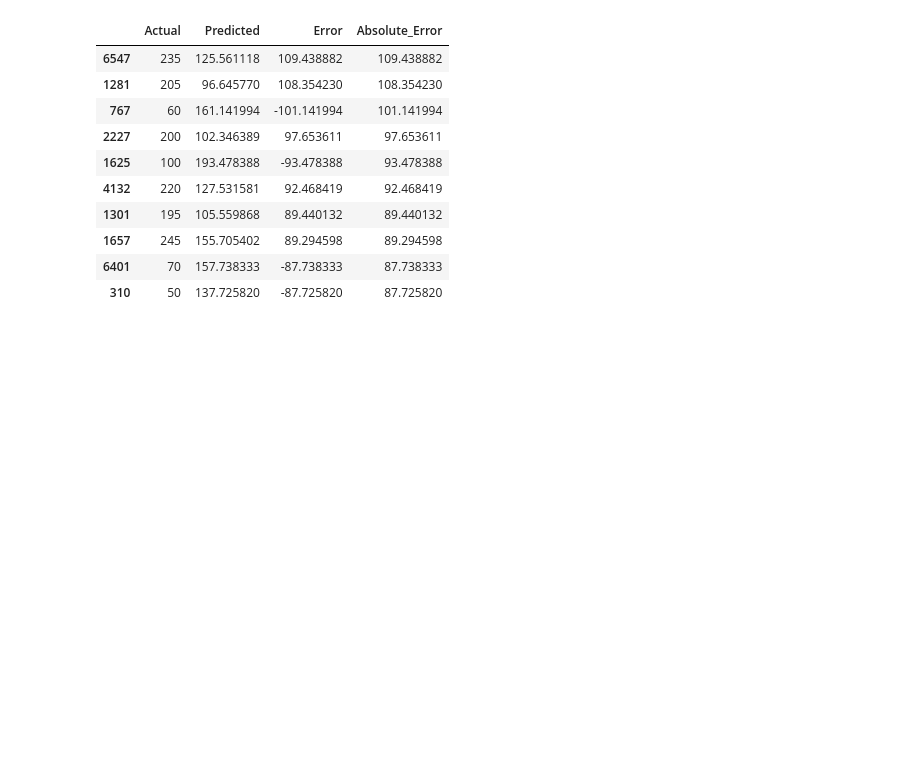
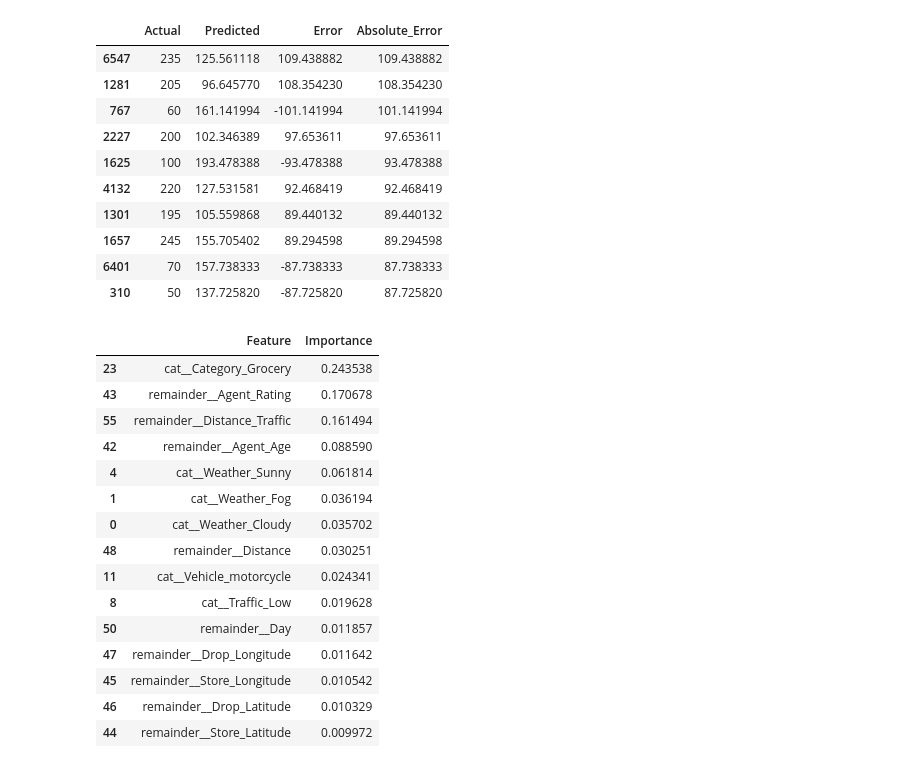
Before and after one commit to divyanshusengar33/Delivery-Time-ETA-Prediction, a Jupyter notebook: notebooks/03_model_training.ipynb, the cells around one changed output. Saved outputs shown, nothing was run; the diff lists cells and outputs as text; code cells hidden in the pictures; blank space fills up the shorter version.

```diff
--- a/notebooks/03_model_training.ipynb
+++ b/notebooks/03_model_training.ipynb
@@ -403,3 +403,36 @@ results.sort_values(
 | 1657 | 245 | 155.705402 | 89.294598 | 89.294598 |
 | 6401 | 70 | 157.738333 | -87.738333 | 87.738333 |
 | 310 | 50 | 137.725820 | -87.725820 | 87.725820 |
+# %%
+feature_names = preprocessor.get_feature_names_out()
+
+importance = random_forest_model.feature_importances_
+
+feature_importance = pd.DataFrame({
+    "Feature": feature_names,
+    "Importance": importance
+})
+
+feature_importance = feature_importance.sort_values(
+    by="Importance",
+    ascending=False
+)
+
+feature_importance.head(15)
+# %% [output]
+|  | Feature | Importance |
+| 23 | cat__Category_Grocery | 0.243538 |
+| 43 | remainder__Agent_Rating | 0.170678 |
+| 55 | remainder__Distance_Traffic | 0.161494 |
+| 42 | remainder__Agent_Age | 0.088590 |
+| 4 | cat__Weather_Sunny | 0.061814 |
+| 1 | cat__Weather_Fog | 0.036194 |
+| 0 | cat__Weather_Cloudy | 0.035702 |
+| 48 | remainder__Distance | 0.030251 |
+| 11 | cat__Vehicle_motorcycle | 0.024341 |
+| 8 | cat__Traffic_Low | 0.019628 |
+| 50 | remainder__Day | 0.011857 |
+| 47 | remainder__Drop_Longitude | 0.011642 |
+| 45 | remainder__Store_Longitude | 0.010542 |
+| 46 | remainder__Drop_Latitude | 0.010329 |
+| 44 | remainder__Store_Latitude | 0.009972 |
```
Also changed, not shown: parts of 7 cells of this notebook, 2 other files.
